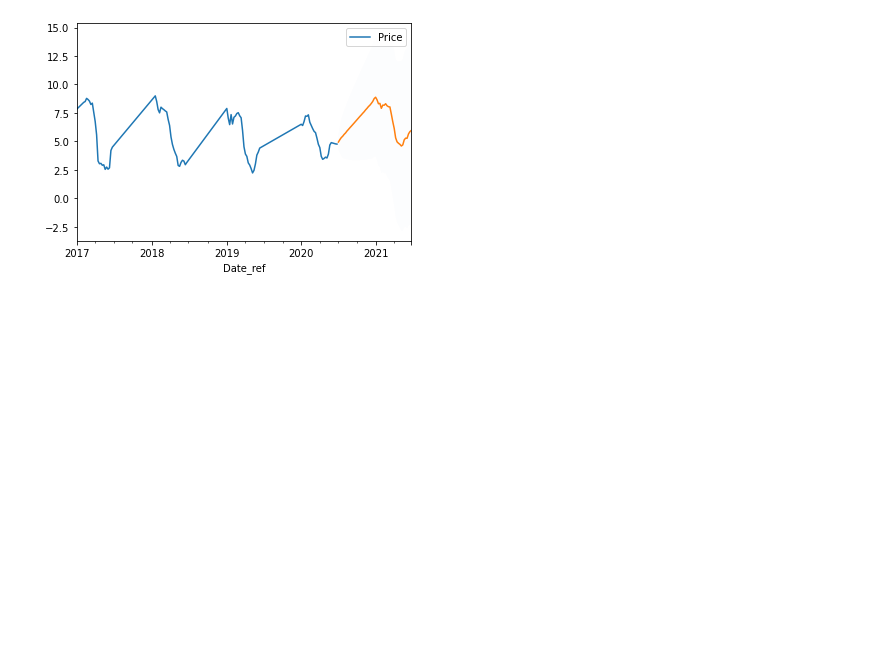
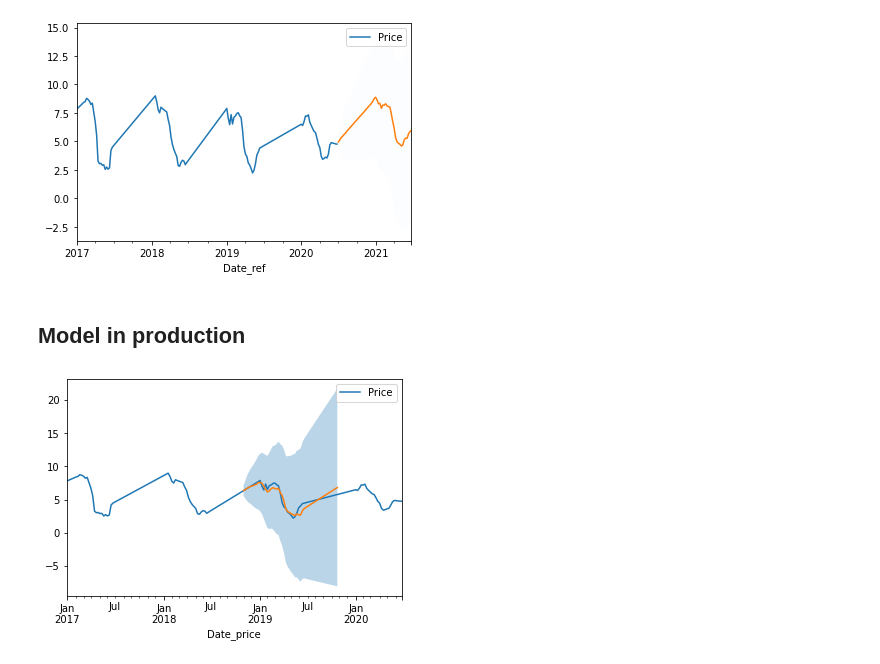
Before and after one commit to matozqui/Berries_Pricing, a Jupyter notebook: Spain/ES_Prices_3_Modeling.ipynb, the cells around one changed output. Cells and saved outputs as stored; diff of their text form; code cells hidden in the pictures; blank space fills up the shorter version.

```diff
--- a/Spain/ES_Prices_3_Modeling.ipynb
+++ b/Spain/ES_Prices_3_Modeling.ipynb
@@ -25,14 +25,15 @@ df_prices.shape
 # df_prices['Campaign_Date'] = df_prices['Campaign_Date'].apply(lambda x: datetime.datetime.strptime(x + '-1', "%Y%W-%w"))
 
 # Dates natural date format
-blue = df_prices[(df_prices.Product=='BLUEBERRIES') & (df_prices.Year_campaign>2015) & (df_prices.Week_num_campaign<50)][['Date_ref', 'Price']]
-blue.set_index('Date_ref',inplace=True)
+blue = df_prices[(df_prices.Product=='BLUEBERRIES') & (df_prices.Campaign>2015) & (df_prices.Campaign_wk<50)][['Date_price', 'Price']]
+blue.set_index('Date_price',inplace=True)
 blue.sort_index(inplace=True)
 blue.index = blue.index.astype('datetime64[ns]')
-blue_weeks = blue.resample('W').mean().asfreq('W')
+blue_weeks = blue.resample('W-MON').mean()
 rows_null = blue_weeks.isnull()
 idx_null = rows_null[rows_null.any(axis=1)].index
 blue_full = blue_weeks.interpolate()
+blue_clean = blue_full[~blue_full.index.isin(idx_null)]
 # %%
 listIndex = list(zip(blue_full.index, range(0,len(blue_full))))     # save all indexes in tuples list (index, idPosition)
 listNull = idx_null     # save all null indexes
@@ -256,3 +265,25 @@ plt.show()
 [figure]
 # %%
 pd.DataFrame(model.fittedvalues[~model.fittedvalues.index.isin(idx_null)]).rename(columns = {0 : 'Price_fitted'}).join(blue_full[~blue_full.index.isin(idx_null)]).to_excel('Sarimax.xlsx')
+# %% [markdown]
+## Model in production
+# %%
+validation_size = 0.9
+train_size = 0.7
+
+val = blue_full[round(len(blue_full)*validation_size):]
+data = blue_full[:round(len(blue_full)*validation_size)]
+
+# Load the data and split it into separate pieces
+train, test = model_selection.train_test_split(data, train_size=train_size)
+# %%
+model = SARIMAX(train, order = (7, 2, 2), seasonal_order=(1, 1, 1, 52)).fit() #,seasonal_order=(1,1,2,12)
+prediction = model.get_forecast(steps = 52)
+lower = prediction.conf_int()['lower Price']
+upper = prediction.conf_int()['upper Price']
+blue_full.truncate(before='2017').plot()
+prediction.predicted_mean.plot()
+plt.fill_between(lower.index,lower,upper, alpha=0.3)
+plt.show()
+# %% [output]
+[figure, added]
```
Also changed, not shown: parts of 8 cells of this notebook, 5 other files.
